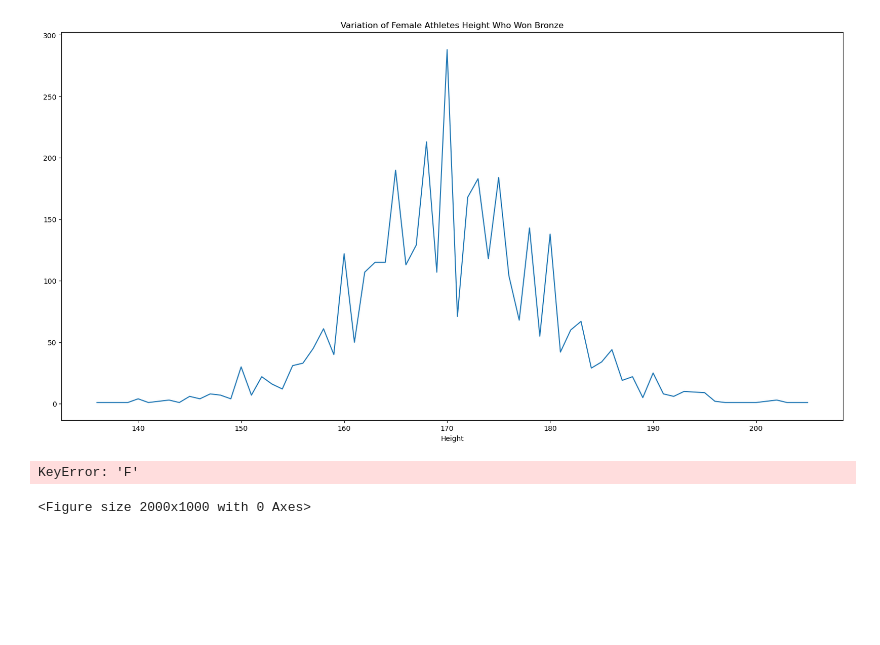
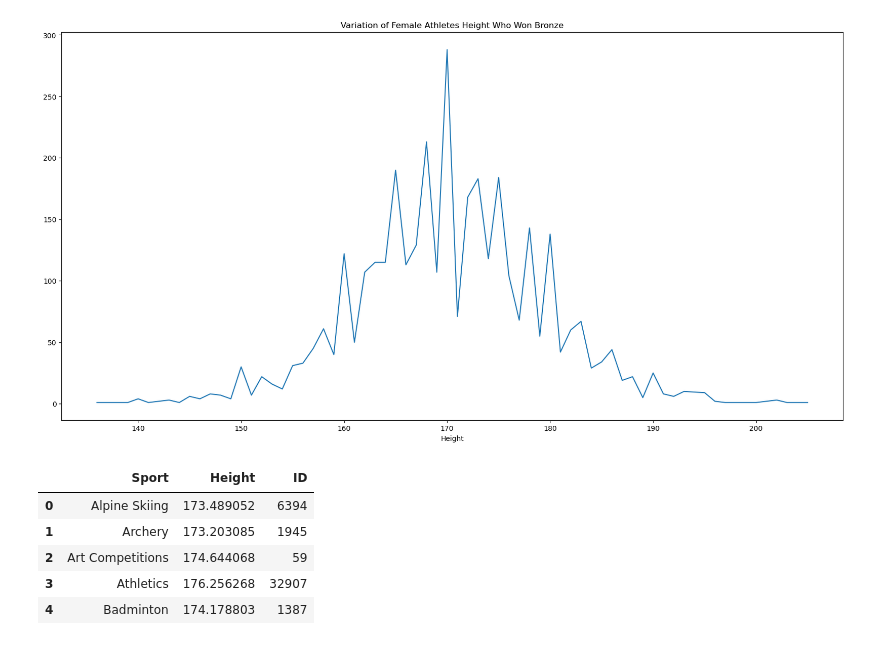
Before and after one commit to andrewgiannettino/Project-3, a Jupyter notebook: Athlete_Height_Data.ipynb, the cells around one changed output. Drawn from its saved outputs; the diff is of its cells as text; code cells hidden in the pictures; blank space fills up the shorter version.

```diff
--- a/Athlete_Height_Data.ipynb
+++ b/Athlete_Height_Data.ipynb
@@ -155,11 +158,17 @@ plt.title('Variation of Female Athletes Height Who Won Bronze')
 # %% [output]
 Text(0.5, 1.0, 'Variation of Female Athletes Height Who Won Bronze')
 [figure]
-# %%
-part = WomenOverTimeNoWin.groupby('Height')['Sex'].value_counts()
-plt.figure(figsize=(20, 10))
-part.loc[:,'F'].plot()
-plt.title('Variation of Female Athletes Height Who Did Not Win')
-# %% [output]
-KeyError: 'F'
-<Figure size 2000x1000 with 0 Axes>
+# %%
+tmp = athlete_height.groupby(['Sport'])['Height'].agg('mean').dropna()
+df1 = pd.DataFrame(tmp).reset_index()
+tmp2 = athlete_height.groupby(['Sport'])['ID'].count()
+df2 = pd.DataFrame(tmp2).reset_index()
+dataset = df1.merge(df2)
+dataset.head()
+# %% [output]
+|  | Sport | Height | ID |
+| 0 | Alpine Skiing | 173.489052 | 6394 |
+| 1 | Archery | 173.203085 | 1945 |
+| 2 | Art Competitions | 174.644068 | 59 |
+| 3 | Athletics | 176.256268 | 32907 |
+| 4 | Badminton | 174.178803 | 1387 |
```
Also changed, not shown: parts of 3 cells of this notebook.
